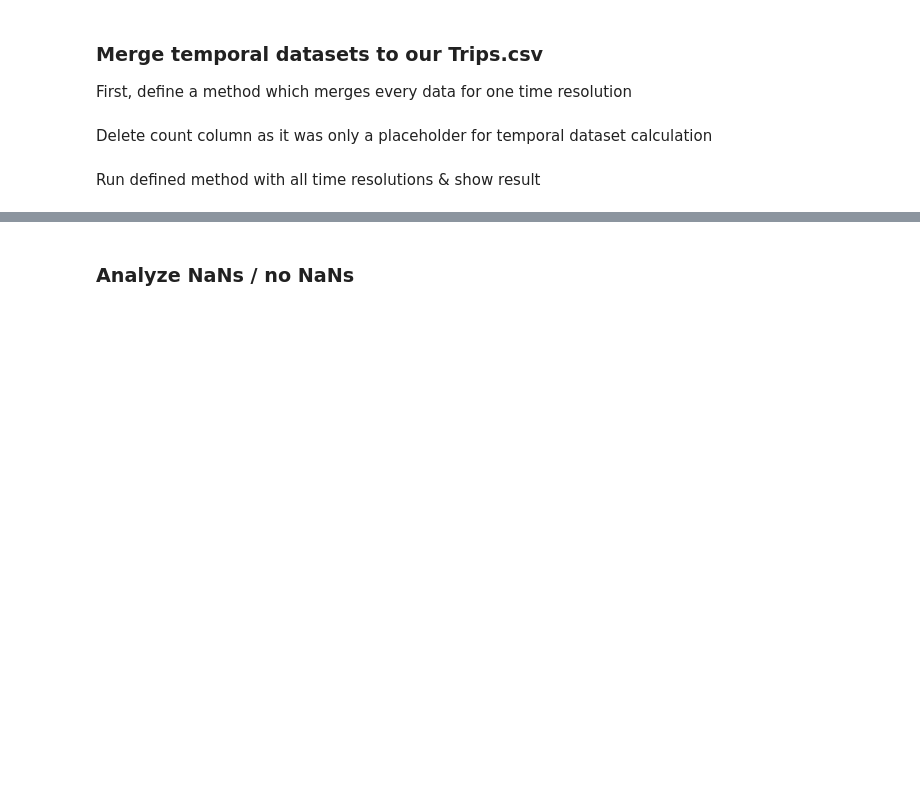
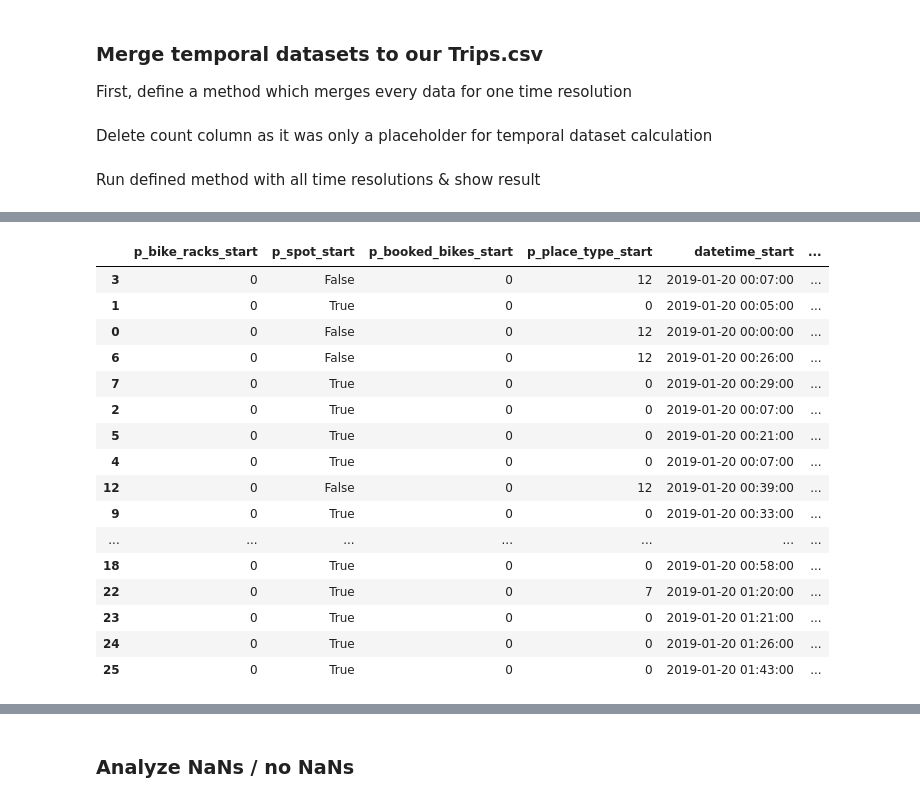
Before and after one commit to mulko93/AAA_Jupyter_Explorers, a Jupyter notebook: notebooks/03_time_periods.ipynb, the cells around one changed output, grey strips where cells are left out. Drawn from its saved outputs; the diff is of its cells as text; code cells hidden in the pictures; blank space fills up the shorter version.

```diff
--- a/notebooks/03_time_periods.ipynb
+++ b/notebooks/03_time_periods.ipynb
@@ -483,0 +491,8 @@ Show head of result:
+# %%
+#datetime conversion
+df_full = df_full.sort_values(by=['datetime_end'], ascending=True)
+df_full["datetime_end"] = pd.to_datetime(df_full["datetime_end"])
+df_full["count"] = 1
+# %%
+dataset_end = df_full.copy()
+print("Number of NaNs:", dataset_end.isna().sum().sum())
@@ -483,0 +641,21 @@ Show head of result:
+# %%
+dataset_end[(dataset_end["datetime_end"] > "2019-01-20 00:00:00") & (dataset_end["datetime_end"] < "2019-01-20 02:00:00")]
+# dataset_end[dataset_end["h3_hex_small_id_end"] == "891f1b4646fffff"]
+# %% [output]
+|  | p_bike_racks_start | p_spot_start | p_booked_bikes_start | p_place_type_start | datetime_start | ... |
+| 3 | 0 | False | 0 | 12 | 2019-01-20 00:07:00 | ... |
+| 1 | 0 | True | 0 | 0 | 2019-01-20 00:05:00 | ... |
+| 0 | 0 | False | 0 | 12 | 2019-01-20 00:00:00 | ... |
+| 6 | 0 | False | 0 | 12 | 2019-01-20 00:26:00 | ... |
+| 7 | 0 | True | 0 | 0 | 2019-01-20 00:29:00 | ... |
+| 2 | 0 | True | 0 | 0 | 2019-01-20 00:07:00 | ... |
+| 5 | 0 | True | 0 | 0 | 2019-01-20 00:21:00 | ... |
+| 4 | 0 | True | 0 | 0 | 2019-01-20 00:07:00 | ... |
+| 12 | 0 | False | 0 | 12 | 2019-01-20 00:39:00 | ... |
+| 9 | 0 | True | 0 | 0 | 2019-01-20 00:33:00 | ... |
+| ... | ... | ... | ... | ... | ... | ... |
+| 18 | 0 | True | 0 | 0 | 2019-01-20 00:58:00 | ... |
+| 22 | 0 | True | 0 | 7 | 2019-01-20 01:20:00 | ... |
+| 23 | 0 | True | 0 | 0 | 2019-01-20 01:21:00 | ... |
+| 24 | 0 | True | 0 | 0 | 2019-01-20 01:26:00 | ... |
+| 25 | 0 | True | 0 | 0 | 2019-01-20 01:43:00 | ... |
```
Also changed, not shown: parts of 20 cells of this notebook, 18 other files.
